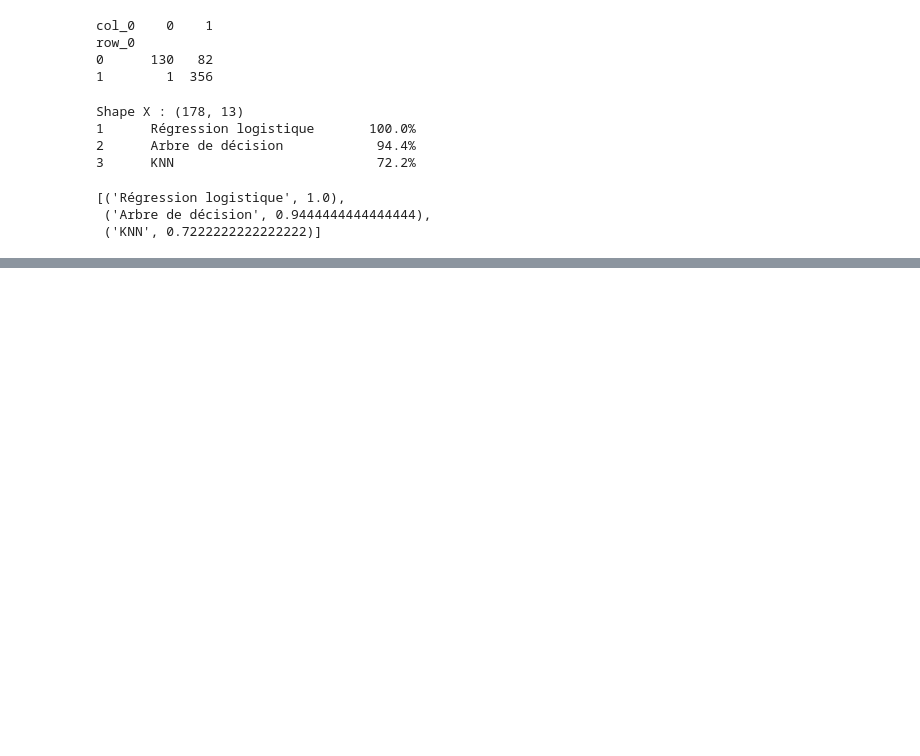
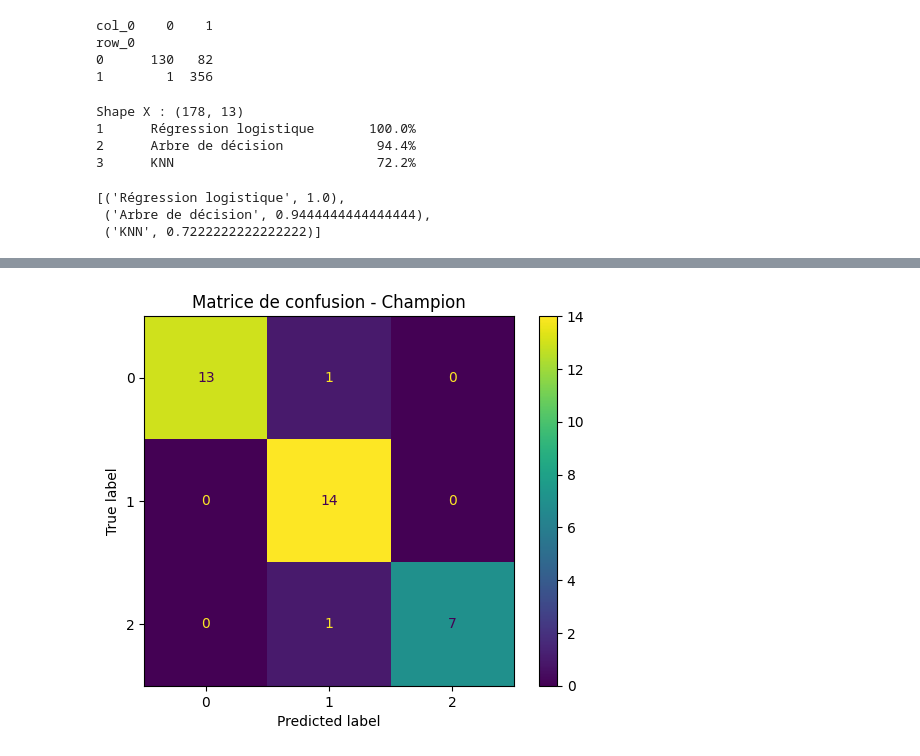
Before and after one commit to amanilayouni/arene-des-algos--Amani_LAYOUNI-, a Jupyter notebook: arene_ml.ipynb, the cells around one changed output, grey strips where cells are left out. Saved outputs shown, nothing was run; the diff lists cells and outputs as text; code cells hidden in the pictures; blank space fills up the shorter version.

```diff
--- a/arene_ml.ipynb
+++ b/arene_ml.ipynb
@@ -232,0 +256,23 @@ Shape X : (178, 13)
+# %%
+champion_name, _ = res[0]
+
+if champion_name == "logreg":
+    champion = LogisticRegression(max_iter=2000)
+elif champion_name == "knn":
+    from sklearn.neighbors import KNeighborsClassifier
+    champion = KNeighborsClassifier()
+else:
+    from sklearn.tree import DecisionTreeClassifier
+    champion = DecisionTreeClassifier()
+
+champion.fit(X_train, y_train)
+pred = champion.predict(X_test)
+# %%
+cm = confusion_matrix(y_test, pred)
+
+disp = ConfusionMatrixDisplay(confusion_matrix=cm)
+disp.plot()
+plt.title("Matrice de confusion - Champion")
+plt.show()
+# %% [output]
+[figure, added]
```
Also changed, not shown: parts of 3 cells of this notebook.
